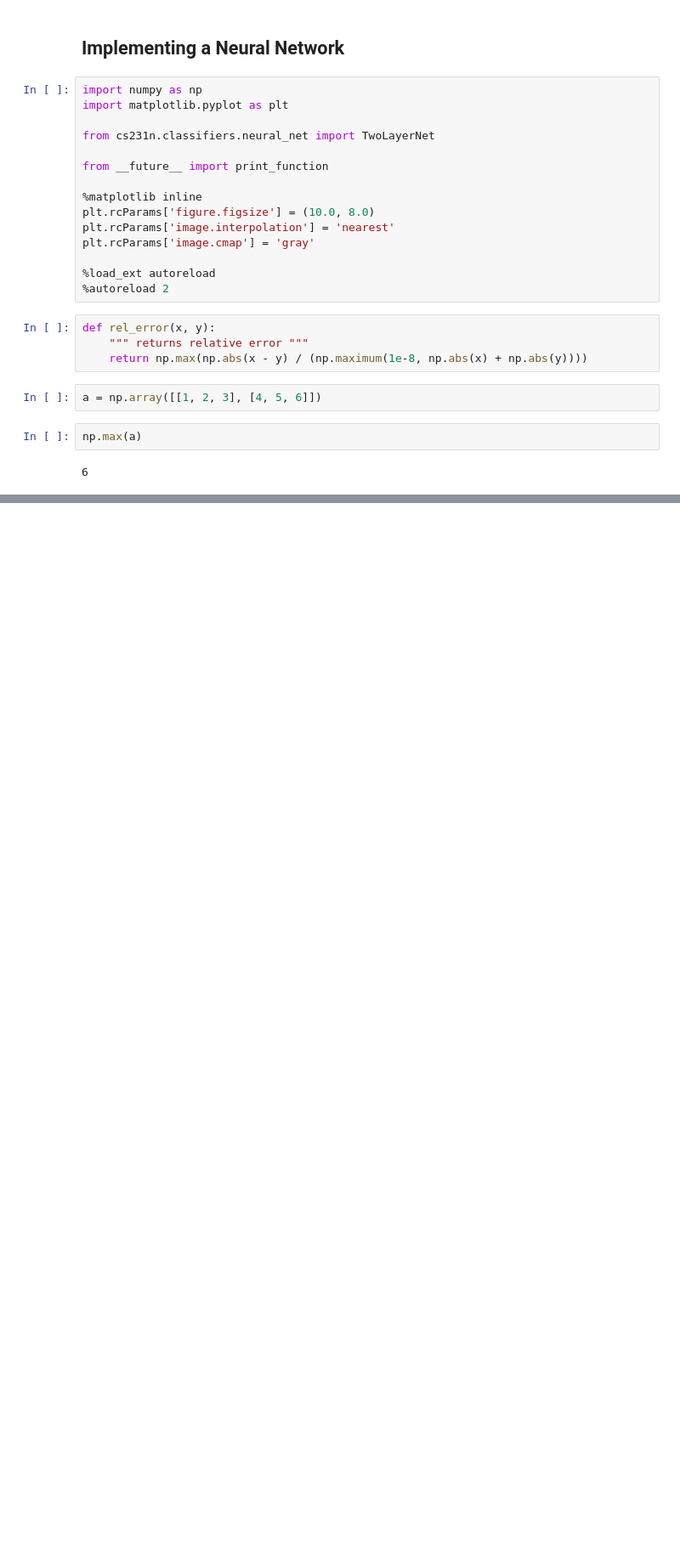
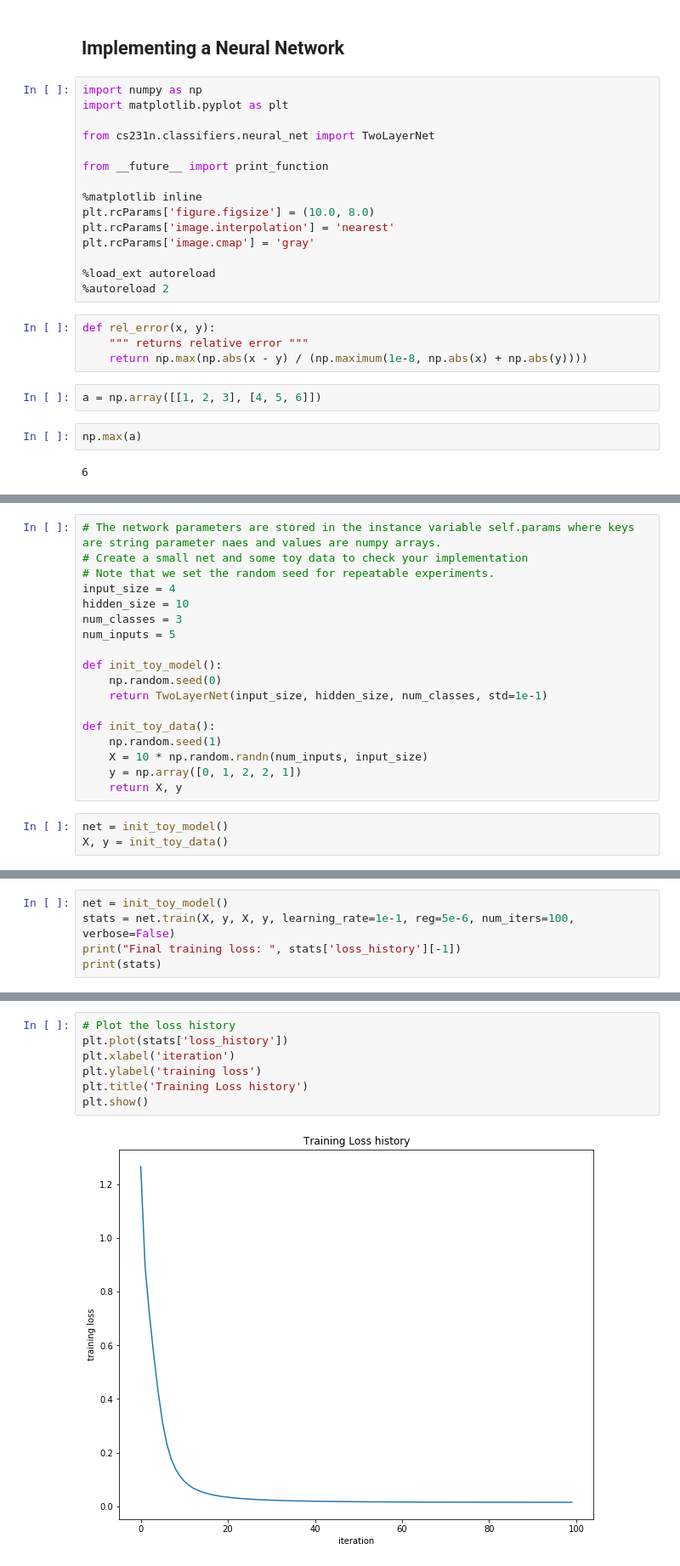
Before and after one commit to damvantai/CS231nConvolutional-Neural-Networks-for-Visual-Recognition-spring-2017, a Jupyter notebook: assignment-1/Two Layer Net.ipynb, the cells around one changed output, grey strips where cells are left out. Shown: that part at 85% size. Saved outputs shown, nothing was run; the diff lists cells and outputs as text; blank space fills up the shorter version.

```diff
--- a/assignment-1/Two Layer Net.ipynb
+++ b/assignment-1/Two Layer Net.ipynb
@@ -30,0 +28,21 @@ ValueError: invalid number of arguments
+# %%
+# The network parameters are stored in the instance variable self.params where keys are string parameter naes and values are numpy arrays.
+# Create a small net and some toy data to check your implementation
+# Note that we set the random seed for repeatable experiments.
+input_size = 4
+hidden_size = 10
+num_classes = 3
+num_inputs = 5
+
+def init_toy_model():
+    np.random.seed(0)
+    return TwoLayerNet(input_size, hidden_size, num_classes, std=1e-1)
+
+def init_toy_data():
+    np.random.seed(1)
+    X = 10 * np.random.randn(num_inputs, input_size)
+    y = np.array([0, 1, 2, 2, 1])
+    return X, y
+# %%
+net = init_toy_model()
+X, y = init_toy_data()
@@ -30,0 +114,5 @@ ValueError: invalid number of arguments
+# %%
+net = init_toy_model()
+stats = net.train(X, y, X, y, learning_rate=1e-1, reg=5e-6, num_iters=100, verbose=False)
+print("Final training loss: ", stats['loss_history'][-1])
+print(stats)
@@ -30,0 +122,9 @@ ValueError: invalid number of arguments
+# %%
+# Plot the loss history
+plt.plot(stats['loss_history'])
+plt.xlabel('iteration')
+plt.ylabel('training loss')
+plt.title('Training Loss history')
+plt.show()
+# %% [output]
+[figure, added]
```
Also changed, not shown: parts of 40 cells of this notebook.
